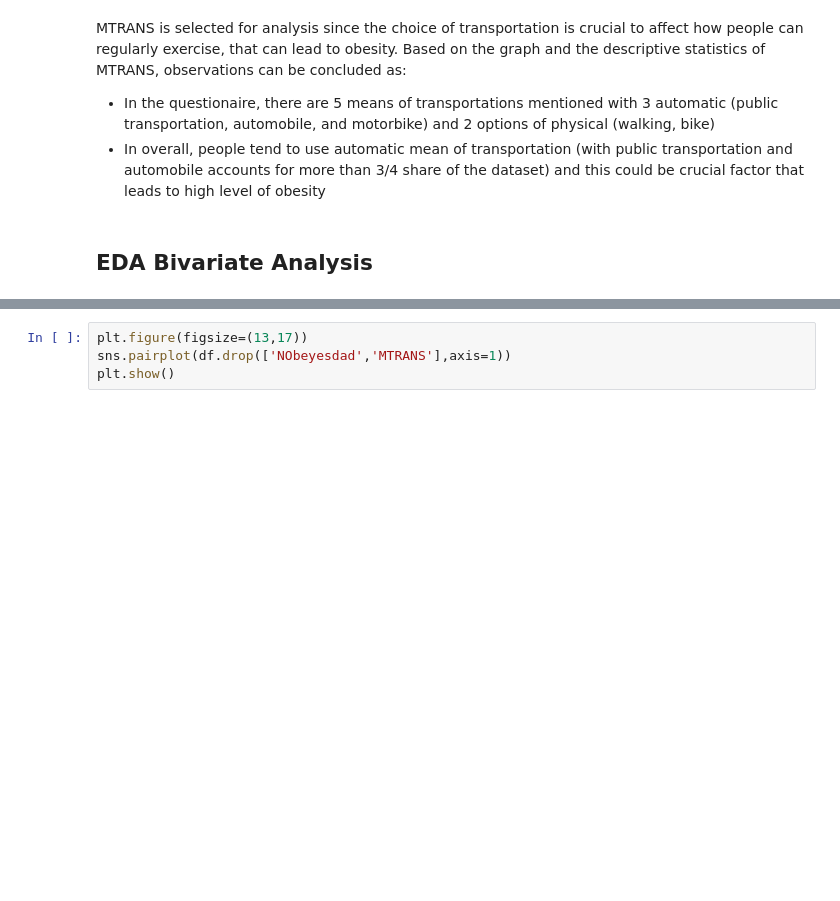
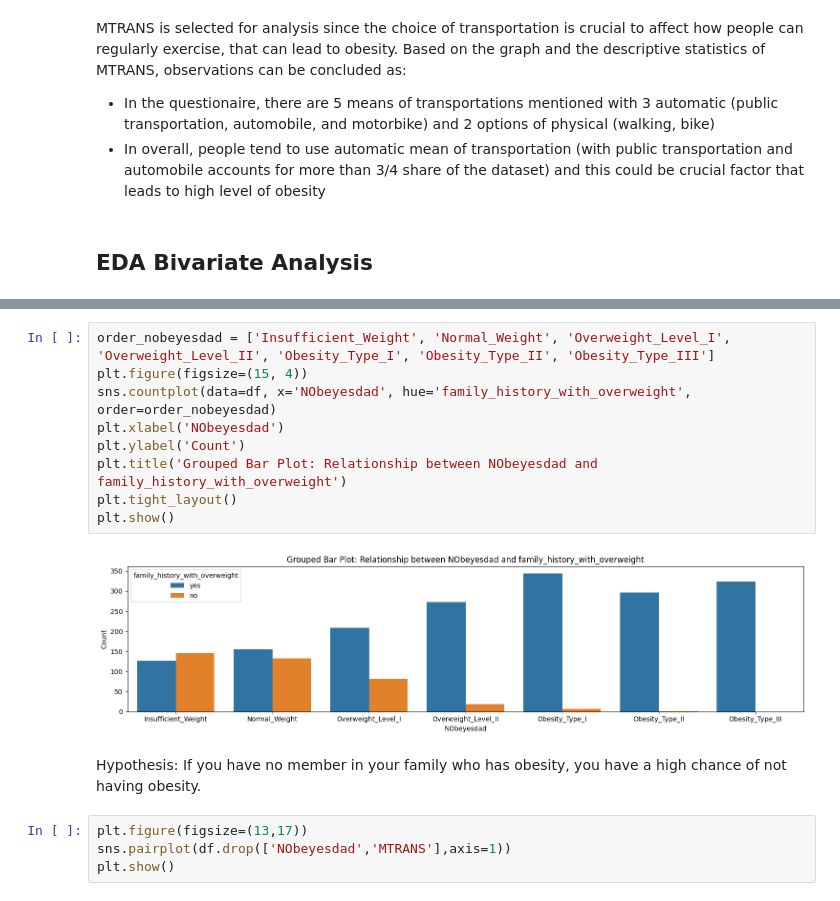
Before and after one commit to dang-nguyendd/ds_data_modelling, a Jupyter notebook: s3759957.ipynb, the cells around one changed output, grey strips where cells are left out. Cells and saved outputs as stored; diff of their text form; blank space fills up the shorter version.

```diff
--- a/s3759957.ipynb
+++ b/s3759957.ipynb
@@ -355,3 +363,16 @@ plt.show()
+# %%
+order_nobeyesdad = ['Insufficient_Weight', 'Normal_Weight', 'Overweight_Level_I', 'Overweight_Level_II', 'Obesity_Type_I', 'Obesity_Type_II', 'Obesity_Type_III']
+plt.figure(figsize=(15, 4))
+sns.countplot(data=df, x='NObeyesdad', hue='family_history_with_overweight', order=order_nobeyesdad)
+plt.xlabel('NObeyesdad')
+plt.ylabel('Count')
+plt.title('Grouped Bar Plot: Relationship between NObeyesdad and family_history_with_overweight')
+plt.tight_layout()
+plt.show()
+# %% [output]
+[figure, added]
+# %% [markdown]
+Hypothesis: If you have no member in your family who has obesity, you have a high chance of not having obesity.
 # %%
 plt.figure(figsize=(13,17))
 sns.pairplot(df.drop(['NObeyesdad','MTRANS'],axis=1))
```
Also changed, not shown: parts of 6 cells of this notebook.
